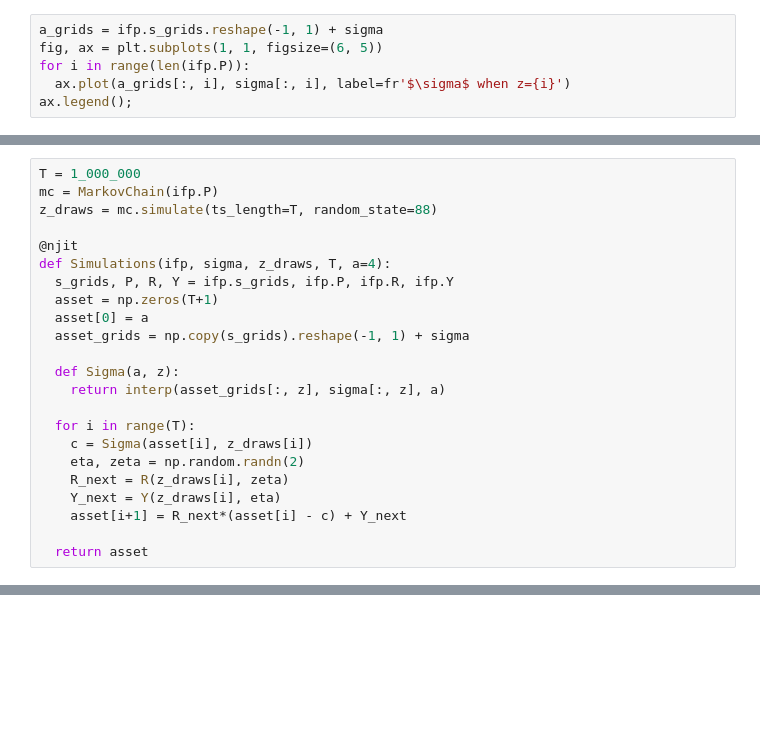
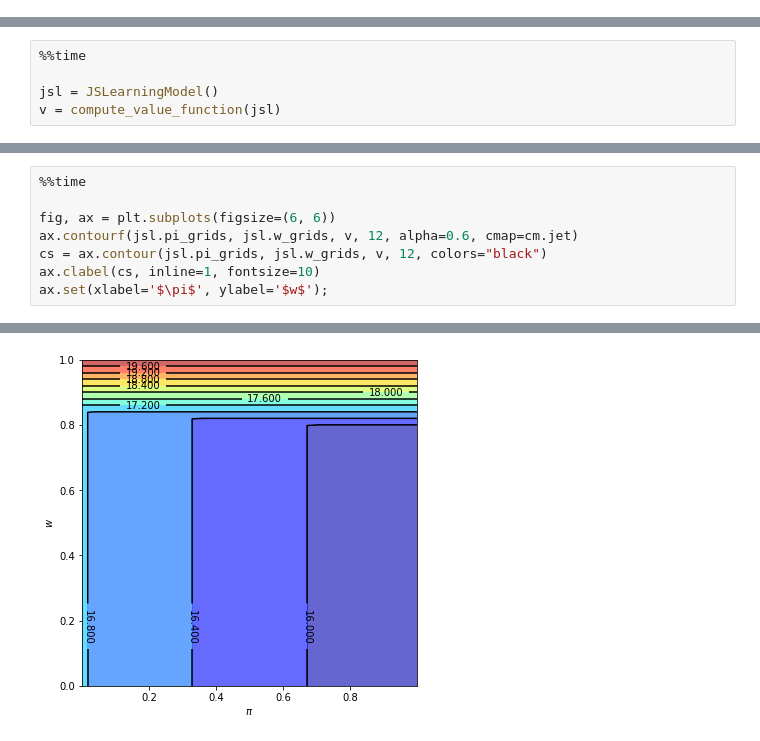
Before and after one commit to Nannanpeng/Econ_Dynamic_Programming, a Jupyter notebook: Income_fluctuation_problem_II.ipynb, the cells around one changed output, grey strips where cells are left out. Cells and saved outputs as stored; diff of their text form; blank space fills up the shorter version.

```diff
--- a/Income_fluctuation_problem_II.ipynb
+++ b/Income_fluctuation_problem_II.ipynb
@@ -166,6 +26,0 @@ Wall time: 11.7 s
-# %%
-a_grids = ifp.s_grids.reshape(-1, 1) + sigma
-fig, ax = plt.subplots(1, 1, figsize=(6, 5))
-for i in range(len(ifp.P)):
-  ax.plot(a_grids[:, i], sigma[:, i], label=fr'$\sigma$ when z={i}')
-ax.legend();
@@ -174,23 +26,0 @@ ax.legend();
-# %%
-T = 1_000_000
-mc = MarkovChain(ifp.P)
-z_draws = mc.simulate(ts_length=T, random_state=88)
-
-@njit
-def Simulations(ifp, sigma, z_draws, T, a=4):
-  s_grids, P, R, Y = ifp.s_grids, ifp.P, ifp.R, ifp.Y
-  asset = np.zeros(T+1)
-  asset[0] = a
-  asset_grids = np.copy(s_grids).reshape(-1, 1) + sigma
-
-  def Sigma(a, z):
-    return interp(asset_grids[:, z], sigma[:, z], a)
-
-  for i in range(T):
-    c = Sigma(asset[i], z_draws[i])
-    eta, zeta = np.random.randn(2)
-    R_next = R(z_draws[i], zeta)
-    Y_next = Y(z_draws[i], eta)
-    asset[i+1] = R_next*(asset[i] - c) + Y_next
-
-  return asset
@@ -209,0 +148,5 @@ plt.ylabel('Density');
+# %%
+%%time
+
+jsl = JSLearningModel()
+v = compute_value_function(jsl)
@@ -209,0 +164,9 @@ plt.ylabel('Density');
+# %%
+%%time
+
+fig, ax = plt.subplots(figsize=(6, 6))
+ax.contourf(jsl.pi_grids, jsl.w_grids, v, 12, alpha=0.6, cmap=cm.jet)
+cs = ax.contour(jsl.pi_grids, jsl.w_grids, v, 12, colors="black")
+ax.clabel(cs, inline=1, fontsize=10)
+ax.set(xlabel='$\pi$', ylabel='$w$');
+# %% [output]
@@ -209,0 +175 @@ plt.ylabel('Density');
+[figure, added]
```
Also changed, not shown: parts of 19 cells of this notebook.
